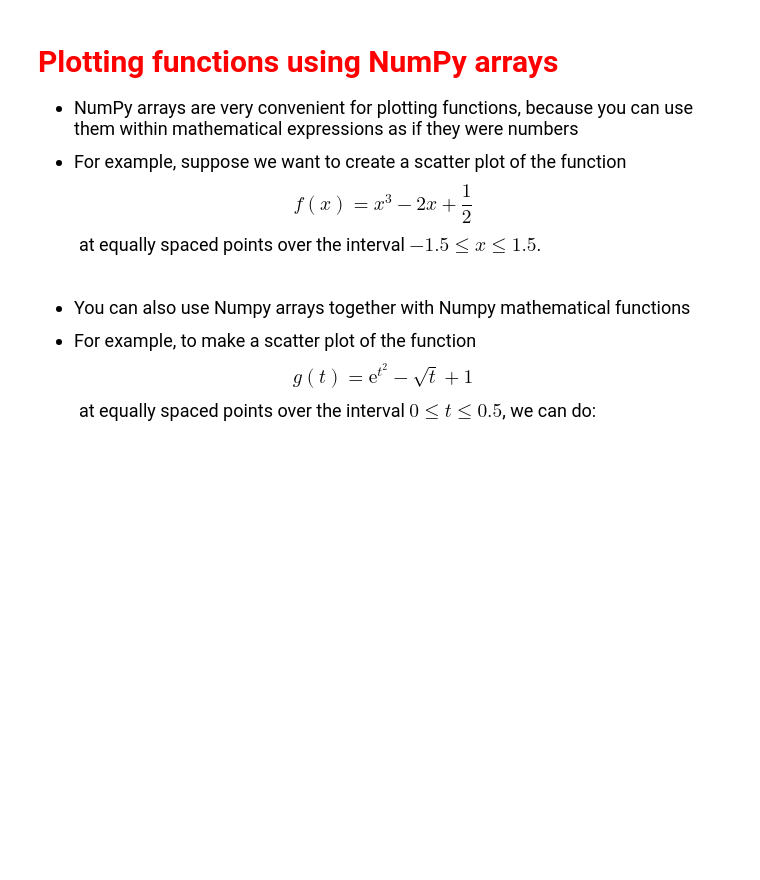
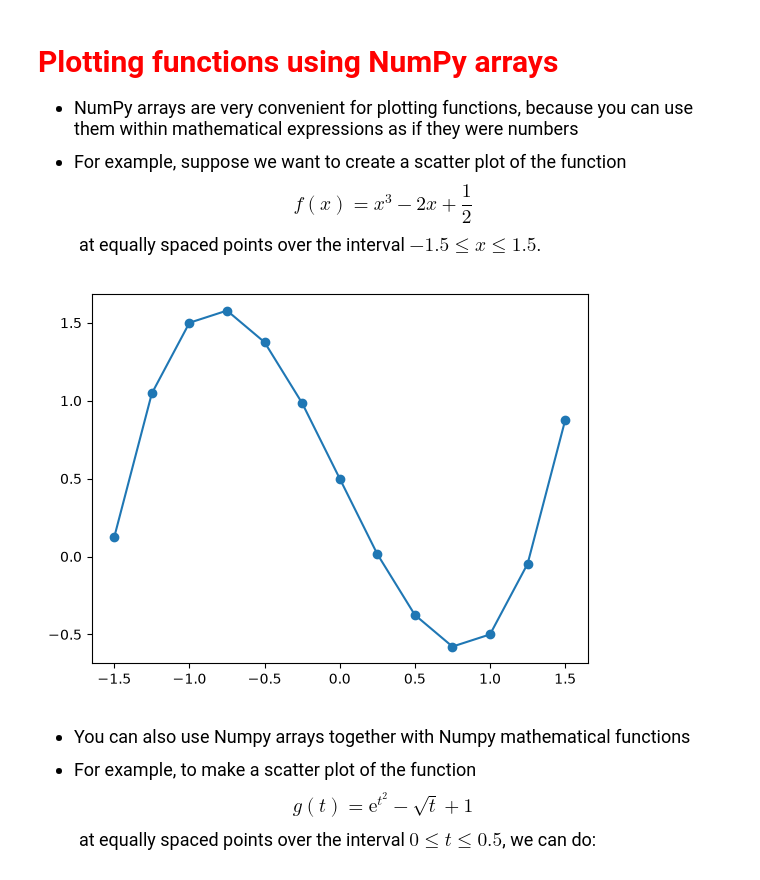
Before and after one commit to bzliang2006/datasci151fall2026, a Jupyter notebook: lecture_04_other_sequence_objects/Liang - Lecture04.ipynb, the cells around one changed output. Cells and saved outputs as stored; diff of their text form; code cells hidden in the pictures; blank space fills up the shorter version.

```diff
--- a/lecture_04_other_sequence_objects/Liang - Lecture04.ipynb
+++ b/lecture_04_other_sequence_objects/Liang - Lecture04.ipynb
@@ -405,17 +530,20 @@ $$ f(x) = x^3 - 2x + \frac{1}{2} $$
 # %%
 # Create list of equally spaced points from -1.5 to 1.5
 # We'll choose points 0.25 apart
 x_vals = [-1.5, -1.25, -1, -0.75, -0.5, -0.25, 0, 0.25, 0.5, 0.75, 1, 1.25, 1.5]
 
 # Convert to numpy array
 x_vals = np.array(x_vals)
 
 # Create new numpy array with the function evaluated at the same points
 y_vals = x_vals**3 - 2*x_vals + 0.5
 
 # Use plt.scatter to create scatter plot
 plt.scatter(x = x_vals, y = y_vals)
+plt.plot(x_vals, y_vals)
 plt.show()
+# %% [output]
+[figure, added]
 # %% [markdown]
 <font size = "4">
 
```
Also changed, not shown: parts of 17 cells of this notebook.
